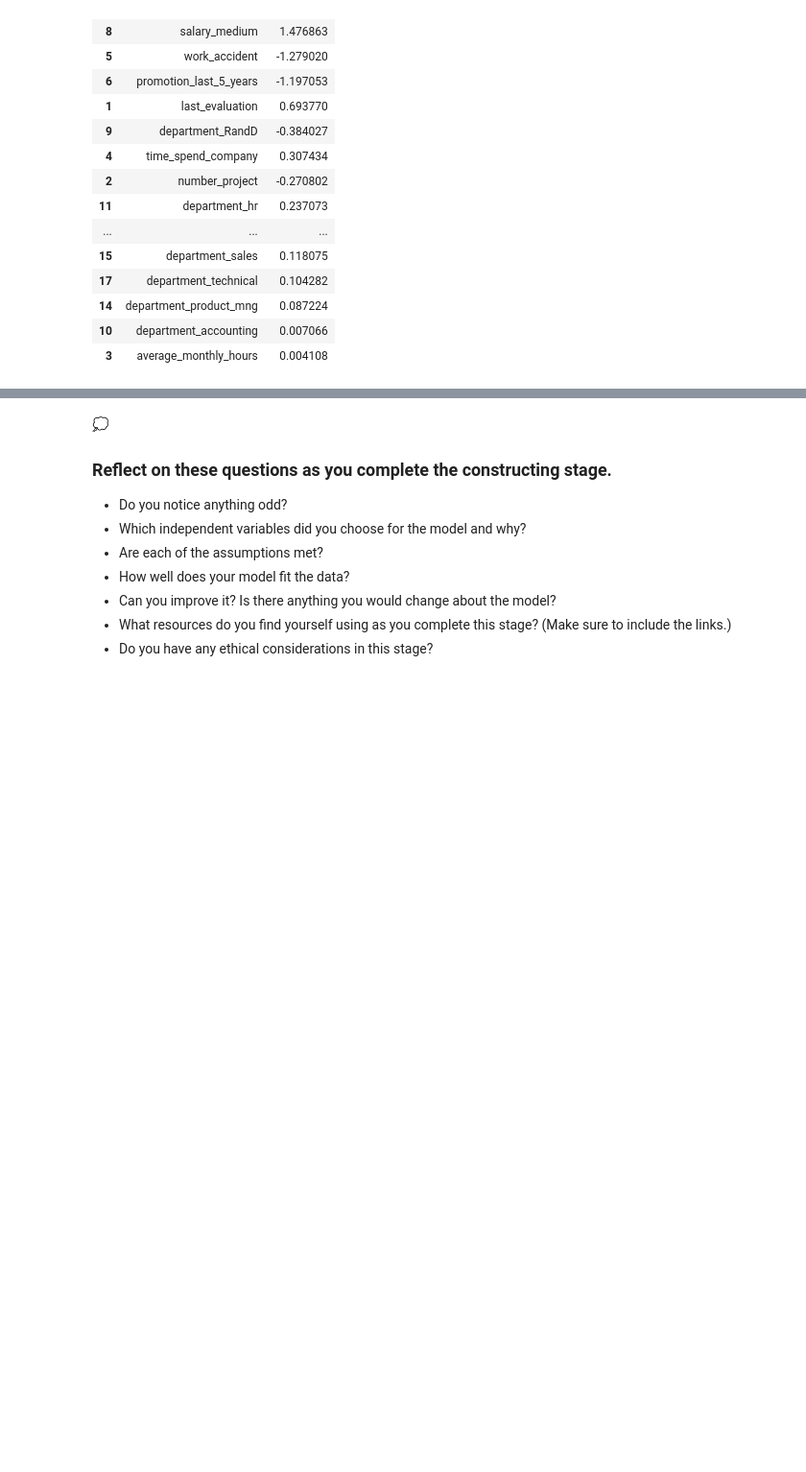
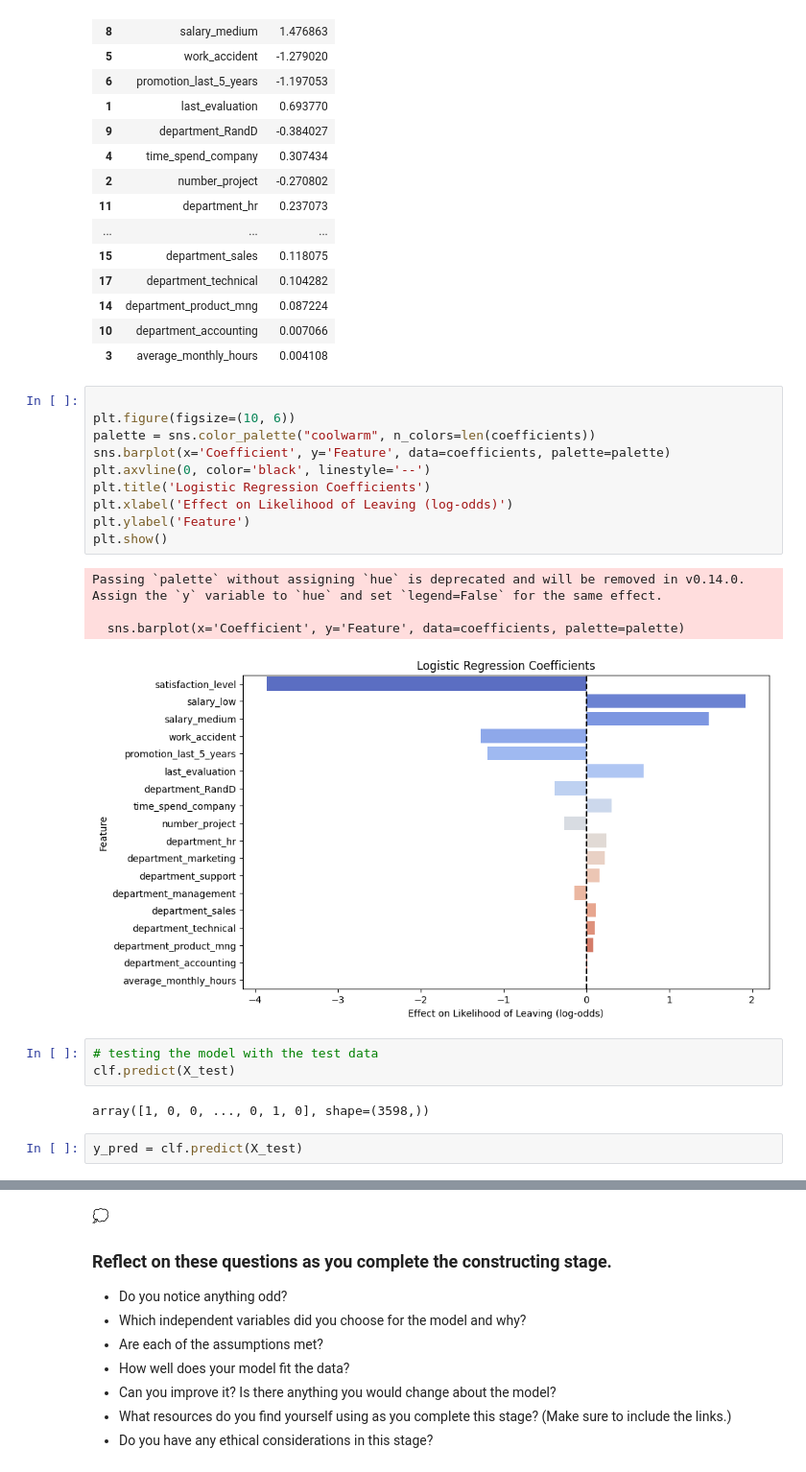
Before and after one commit to edilma/salifor, a Jupyter notebook: Activity_ Course 7 Salifort Motors project lab.ipynb, the cells around one changed output, grey strips where cells are left out. Shown at 96% size. Cells and saved outputs as stored; diff of their text form; blank space fills up the shorter version.

```diff
--- a/Activity_ Course 7 Salifort Motors project lab.ipynb
+++ b/Activity_ Course 7 Salifort Motors project lab.ipynb
@@ -700,3 +716,25 @@ coefficients
 | 14 | department_product_mng | 0.087224 |
 | 10 | department_accounting | 0.007066 |
 | 3 | average_monthly_hours | 0.004108 |
+# %%
+
+plt.figure(figsize=(10, 6))
+palette = sns.color_palette("coolwarm", n_colors=len(coefficients))
+sns.barplot(x='Coefficient', y='Feature', data=coefficients, palette=palette)
+plt.axvline(0, color='black', linestyle='--')
+plt.title('Logistic Regression Coefficients')
+plt.xlabel('Effect on Likelihood of Leaving (log-odds)')
+plt.ylabel('Feature')
+plt.show()
+# %% [output]
+Passing `palette` without assigning `hue` is deprecated and will be removed in v0.14.0. Assign the `y` variable to `hue` and set `legend=False` for the same effect.
+
+  sns.barplot(x='Coefficient', y='Feature', data=coefficients, palette=palette)
+[figure, added]
+# %%
+# testing the model with the test data
+clf.predict(X_test)
+# %% [output]
+array([1, 0, 0, ..., 0, 1, 0], shape=(3598,))
+# %%
+y_pred = clf.predict(X_test)
```
Also changed, not shown: parts of 22 cells of this notebook.
